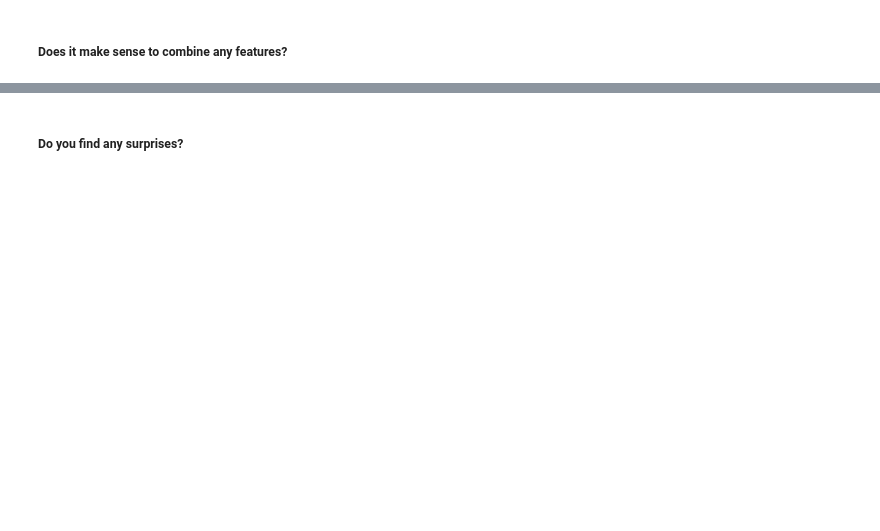
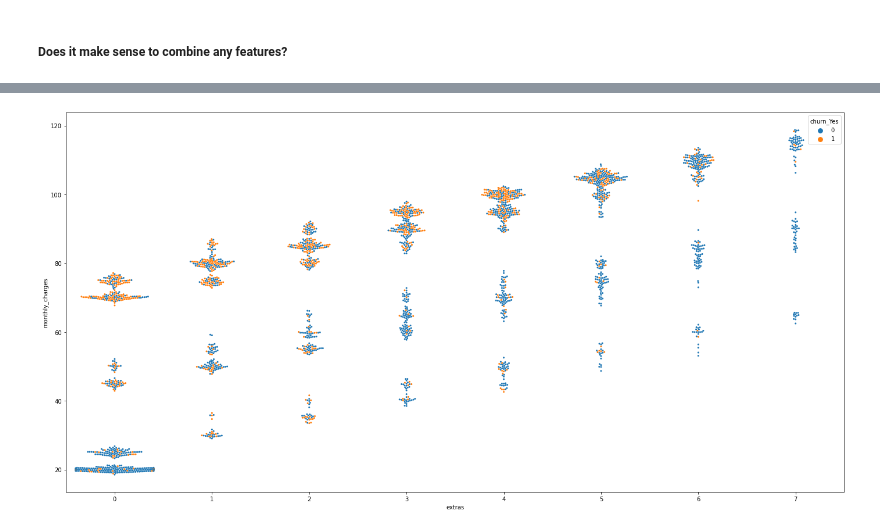
Before and after one commit to morgancross2/classification-exercises, a Jupyter notebook: classification_exercises.ipynb, the cells around one changed output, grey strips where cells are left out. Drawn from its saved outputs; the diff is of its cells as text; code cells hidden in the pictures; blank space fills up the shorter version.

Commit message:
added exploritory findings data

```diff
--- a/classification_exercises.ipynb
+++ b/classification_exercises.ipynb
@@ -1287,4 +1362,6 @@ plt.show()
 # %%
-# combine all the extra add-on services
+plt.figure(figsize=(24,12))
+sns.swarmplot(data=train[train['paperless_billing_Yes'] == 1], y='monthly_charges', x='extras', hue='churn_Yes', size=3)
+plt.show()
+# %% [output]
+[figure, added]
-# %% [markdown]
-##### Do you find any surprises?
```
Also changed, not shown: parts of 20 cells of this notebook.
